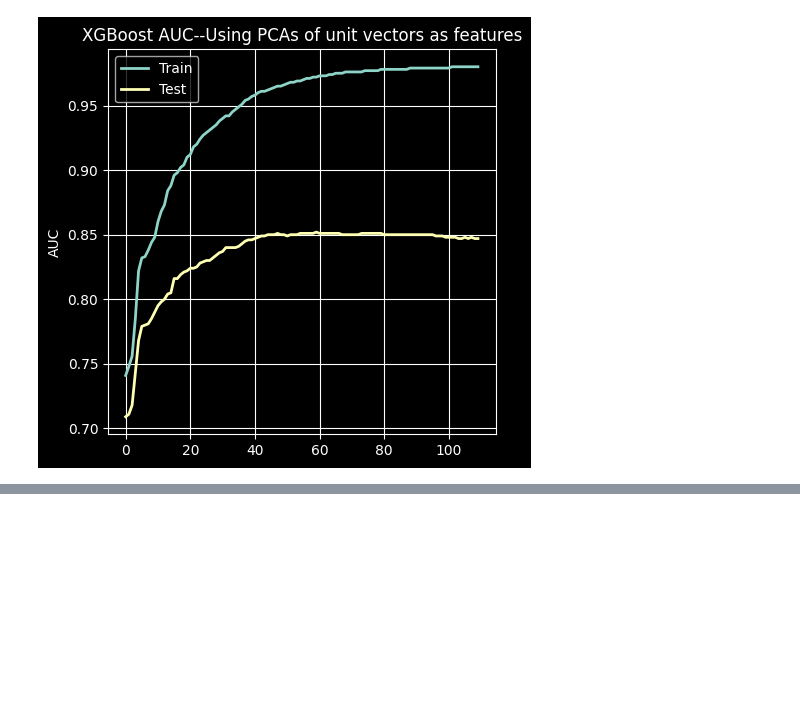
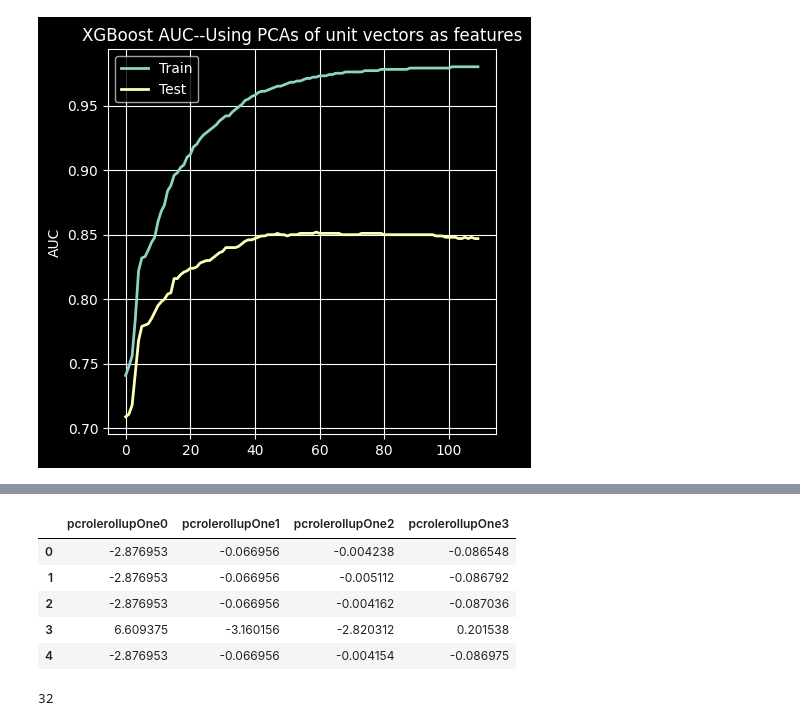
Before and after one commit to harnalashok/CatEncodersFamily, a Jupyter notebook: Amazon_Employee_Access_Challenge.ipynb, the cells around one changed output, grey strips where cells are left out. Saved outputs shown, nothing was run; the diff lists cells and outputs as text; code cells hidden in the pictures; blank space fills up the shorter version.

```diff
--- a/Amazon_Employee_Access_Challenge.ipynb
+++ b/Amazon_Employee_Access_Challenge.ipynb
@@ -2572,0 +2598,16 @@ It helps in visualizing interrelationships among levels of a categorical feature
+# %%
+r1= cctr.astype(np.float16)
+ex = r1.iloc[:, 4:4+4]
+# %%
+ex.head()
+# %% [output]
+|  | pcrolerollupOne0 | pcrolerollupOne1 | pcrolerollupOne2 | pcrolerollupOne3 |
+| 0 | -2.876953 | -0.066956 | -0.004238 | -0.086548 |
+| 1 | -2.876953 | -0.066956 | -0.005112 | -0.086792 |
+| 2 | -2.876953 | -0.066956 | -0.004162 | -0.087036 |
+| 3 | 6.609375 | -3.160156 | -2.820312 | 0.201538 |
+| 4 | -2.876953 | -0.066956 | -0.004154 | -0.086975 |
+# %%
+len(r1.columns)  # 32
+# %% [output]
+32
```
Also changed, not shown: parts of 15 cells of this notebook.
